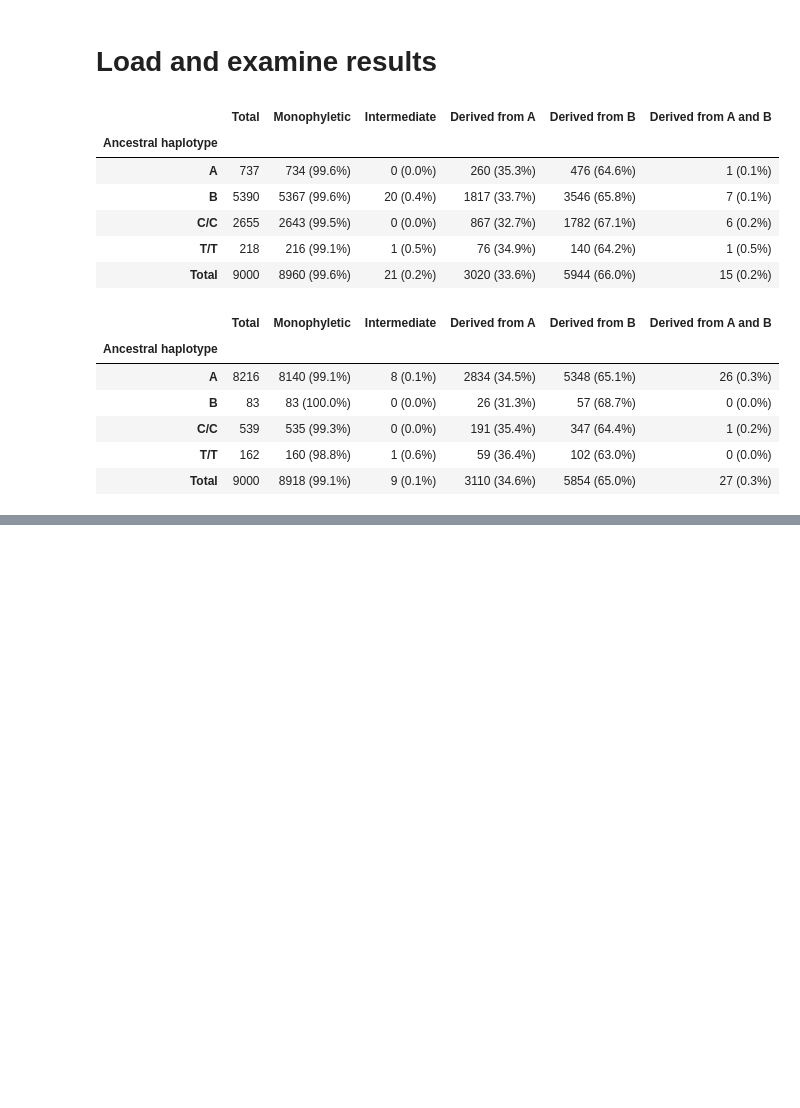
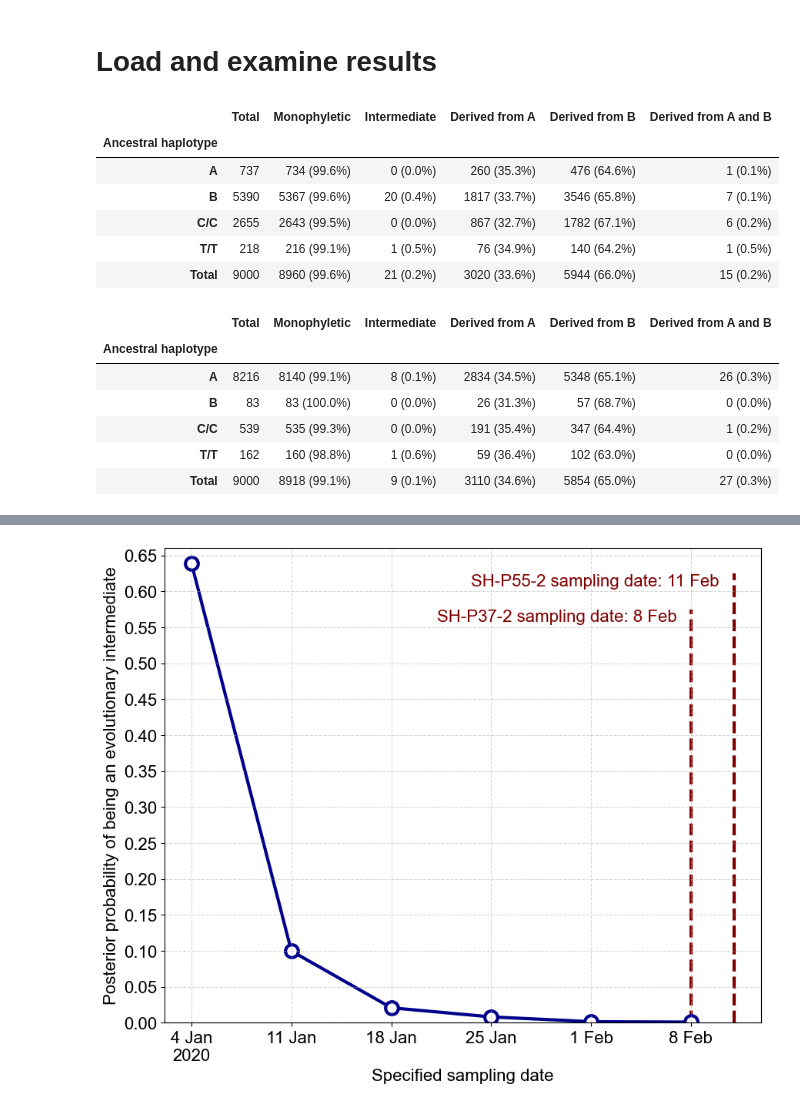
Before and after one commit to pekarj/SC2_intermediates, a Jupyter notebook: analyze_topology.ipynb, the cells around one changed output, grey strips where cells are left out. Saved outputs shown, nothing was run; the diff lists cells and outputs as text; code cells hidden in the pictures; blank space fills up the shorter version.

Commit message:
sensitivity analysis

```diff
--- a/analyze_topology.ipynb
+++ b/analyze_topology.ipynb
@@ -519,0 +477,19 @@ display(recCA_results_table)
+# %%
+paths = ['../dateTests/intermediates/run1/',
+        '../dateTests/intermediates/run2/',
+        '../dateTests/intermediates/run3/',
+        '../dateTests/intermediates/run4/']
+
+analyses = ['global.Lv2024.masked.GLM.HKY.recCA_GARD.04Jan_07Jan.',
+            'global.Lv2024.masked.GLM.HKY.recCA_GARD.11Jan_14Jan.',
+            'global.Lv2024.masked.GLM.HKY.recCA_GARD.18Jan_21Jan.',
+            'global.Lv2024.masked.GLM.HKY.recCA_GARD.1Feb_4Feb.',
+            'global.Lv2024.masked.GLM.HKY.recCA_GARD.25Jan_28Jan.',
+            'global.Lv2024.masked.GLM.HKY.recCA_GARD.sampledDatesTT.']
+
+for analysis in analyses:
+    trees_paths = [path + analysis + 'trees' for path in paths if 'run2/global.Lv2024.masked.GLM.HKY.recCA_GARD.18Jan_21Jan.' not in (path + analysis)]
+    states_paths = [path + analysis + 'states.log' for path in paths if 'run2/global.Lv2024.masked.GLM.HKY.recCA_GARD.18Jan_21Jan.' not in (path + analysis)]
+    if 'recCA' in analysis:
+        recCA = True
+    run_all_analyses(trees_paths, states_paths, fasta_path, recCA=recCA, exclude_taxon='ghost', burnin=0.1, redo=False)
@@ -519,0 +602,40 @@ display(recCA_results_table)
+# %%
+import matplotlib.pyplot as plt
+plt.rcParams['font.sans-serif'] = "Arial"
+fontsize = 16
+
+analyses_dates = ['2020-01-04', '2020-01-11', '2020-01-18', '2020-01-25', '2020-02-01', '2020-02-08']
+analyses_dates = [toYearFraction(date) for date in analyses_dates]
+analyses_dates_labels = ['4 Jan\n2020', '11 Jan', '18 Jan', '25 Jan', '1 Feb', '8 Feb']
+
+fig, ax = plt.subplots(1, 1, figsize=(10, 8))
+ax.plot(analyses_dates, intermediate_prop, linewidth=3, color='darkblue', marker='o', markersize=12, markerfacecolor='white', markeredgewidth=3, zorder=1)
+ax.set_ylabel('Posterior probability of being an evolutionary intermediate', fontsize=fontsize)
+ax.set_ylim(0, 0.66)
+# set all ticks to larger fontsize
+yticks = np.arange(0, 0.7, 0.05)
+ax.set_yticks(yticks)
+ax.tick_params(axis='both', which='major', labelsize=fontsize)
+
+xticks = analyses_dates
+ax.set_xticks(xticks, analyses_dates_labels)
+
+# grid
+ax.grid(axis='y', linestyle='--', alpha=0.5)
+ax.grid(axis='x', linestyle='--', alpha=0.5)
+
+# set the vlines
+ax.vlines(x=toYearFraction('2020-02-08'), ymin=0, ymax=0.575, color='maroon', linestyle='--', label='Date of earliest sampled genome', linewidth=3, zorder=0)
+ax.vlines(x=toYearFraction('2020-02-11'), ymin=0, ymax=0.625, color='maroon', linestyle='--', label='Date of earliest sampled genome', linewidth=3, zorder=0)
+ax.text(toYearFraction('2020-02-08')-1/365, 0.575, 'SH-P37-2 sampling date: 8 Feb',
+            fontsize=fontsize, color='maroon', horizontalalignment='right', verticalalignment='top')
+ax.text(toYearFraction('2020-02-11')-1/365, 0.625, 'SH-P55-2 sampling date: 11 Feb',
+                fontsize=fontsize, color='maroon', horizontalalignment='right', verticalalignment='top')
+
+ax.set_xlabel('Specified sampling date', fontsize=fontsize)
+
+# plt.savefig('../figures/intermediatesResults.png', dpi=300, bbox_inches='tight')
+
+plt.show()
+# %% [output]
+[figure, added]
```
Also changed, not shown: parts of 8 cells of this notebook, 2 other files.
